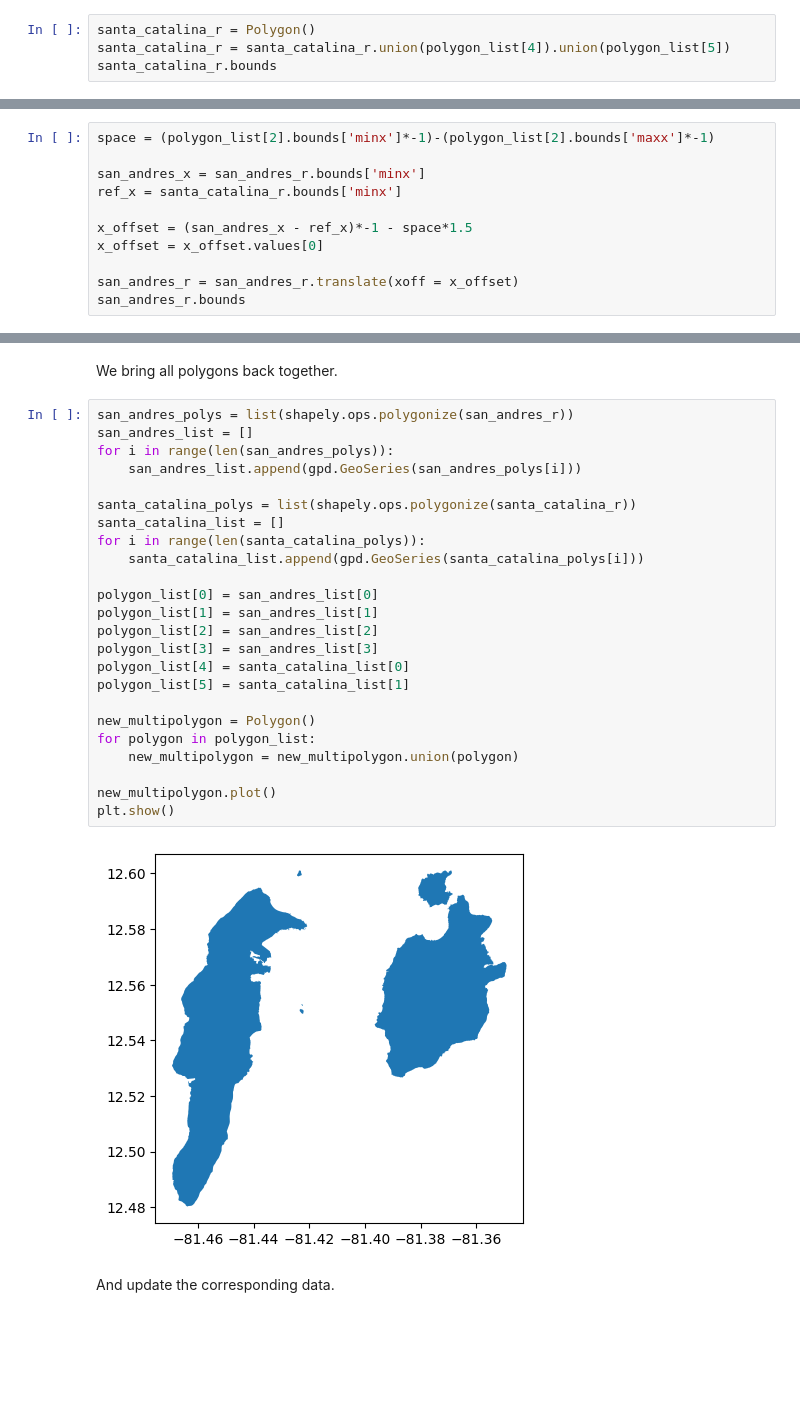
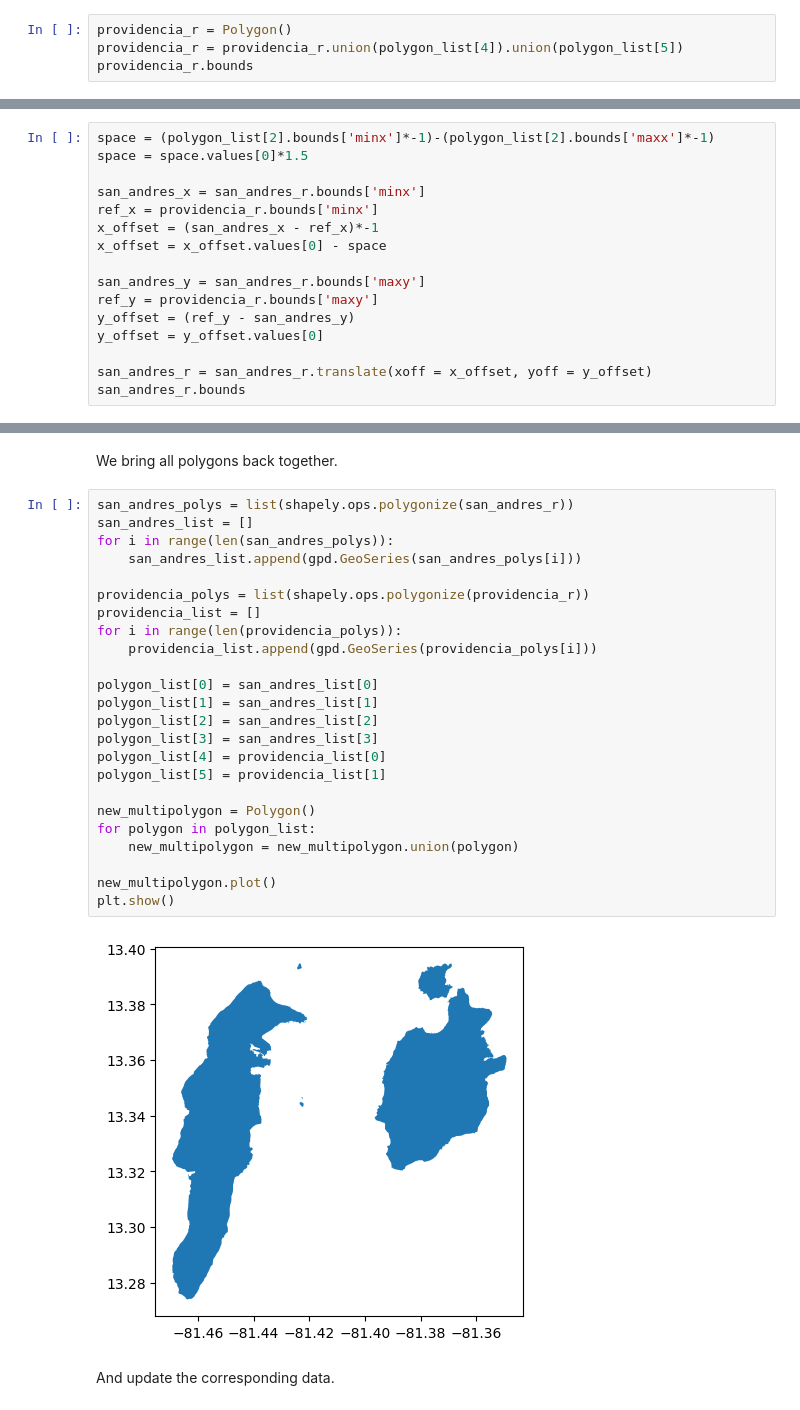
Before and after one commit to jacasta2/colombian_map, a Jupyter notebook: new_topojson_map/create_map.ipynb, the cells around one changed output, grey strips where cells are left out. Drawn from its saved outputs; the diff is of its cells as text; blank space fills up the shorter version.

```diff
--- a/new_topojson_map/create_map.ipynb
+++ b/new_topojson_map/create_map.ipynb
@@ -314,9 +311,9 @@ san_andres_r.bounds
 |  | minx | miny | maxx | maxy |
 | 0 | -81.735621 | 12.480296 | -81.687061 | 12.601067 |
 # %%
-santa_catalina_r = Polygon()
-santa_catalina_r = santa_catalina_r.union(polygon_list[4]).union(polygon_list[5])
-santa_catalina_r.bounds
+providencia_r = Polygon()
+providencia_r = providencia_r.union(polygon_list[4]).union(polygon_list[5])
+providencia_r.bounds
 # %% [output]
 |  | minx | miny | maxx | maxy |
 | 0 | -81.396479 | 13.32034 | -81.349095 | 13.394728 |
@@ -325,13 +322,18 @@ We move San Andrés (and close islands) closer to Providencia and Santa Catalina
 # %%
 space = (polygon_list[2].bounds['minx']*-1)-(polygon_list[2].bounds['maxx']*-1)
+space = space.values[0]*1.5
 
 san_andres_x = san_andres_r.bounds['minx']
-ref_x = santa_catalina_r.bounds['minx']
+ref_x = providencia_r.bounds['minx']
+x_offset = (san_andres_x - ref_x)*-1
+x_offset = x_offset.values[0] - space
 
-x_offset = (san_andres_x - ref_x)*-1 - space*1.5
-x_offset = x_offset.values[0]
+san_andres_y = san_andres_r.bounds['maxy']
+ref_y = providencia_r.bounds['maxy']
+y_offset = (ref_y - san_andres_y)
+y_offset = y_offset.values[0]
 
-san_andres_r = san_andres_r.translate(xoff = x_offset)
+san_andres_r = san_andres_r.translate(xoff = x_offset, yoff = y_offset)
 san_andres_r.bounds
 # %% [output]
 |  | minx | miny | maxx | maxy |
@@ -357,29 +343,29 @@ We bring all polygons back together.
 # %%
 san_andres_polys = list(shapely.ops.polygonize(san_andres_r))
 san_andres_list = []
 for i in range(len(san_andres_polys)):
     san_andres_list.append(gpd.GeoSeries(san_andres_polys[i]))
 
-santa_catalina_polys = list(shapely.ops.polygonize(santa_catalina_r))
-santa_catalina_list = []
-for i in range(len(santa_catalina_polys)):
-    santa_catalina_list.append(gpd.GeoSeries(santa_catalina_polys[i]))
+providencia_polys = list(shapely.ops.polygonize(providencia_r))
+providencia_list = []
+for i in range(len(providencia_polys)):
+    providencia_list.append(gpd.GeoSeries(providencia_polys[i]))
 
 polygon_list[0] = san_andres_list[0]
 polygon_list[1] = san_andres_list[1]
 polygon_list[2] = san_andres_list[2]
 polygon_list[3] = san_andres_list[3]
-polygon_list[4] = santa_catalina_list[0]
-polygon_list[5] = santa_catalina_list[1]
+polygon_list[4] = providencia_list[0]
+polygon_list[5] = providencia_list[1]
 
 new_multipolygon = Polygon()
 for polygon in polygon_list:
     new_multipolygon = new_multipolygon.union(polygon)
 
 new_multipolygon.plot()
 plt.show()
 # %% [output]
-[figure, old version]
+[figure, new version]
 # %% [markdown]
 And update the corresponding data.
 # %%
```
Also changed, not shown: parts of 21 cells of this notebook, 9 other files.
